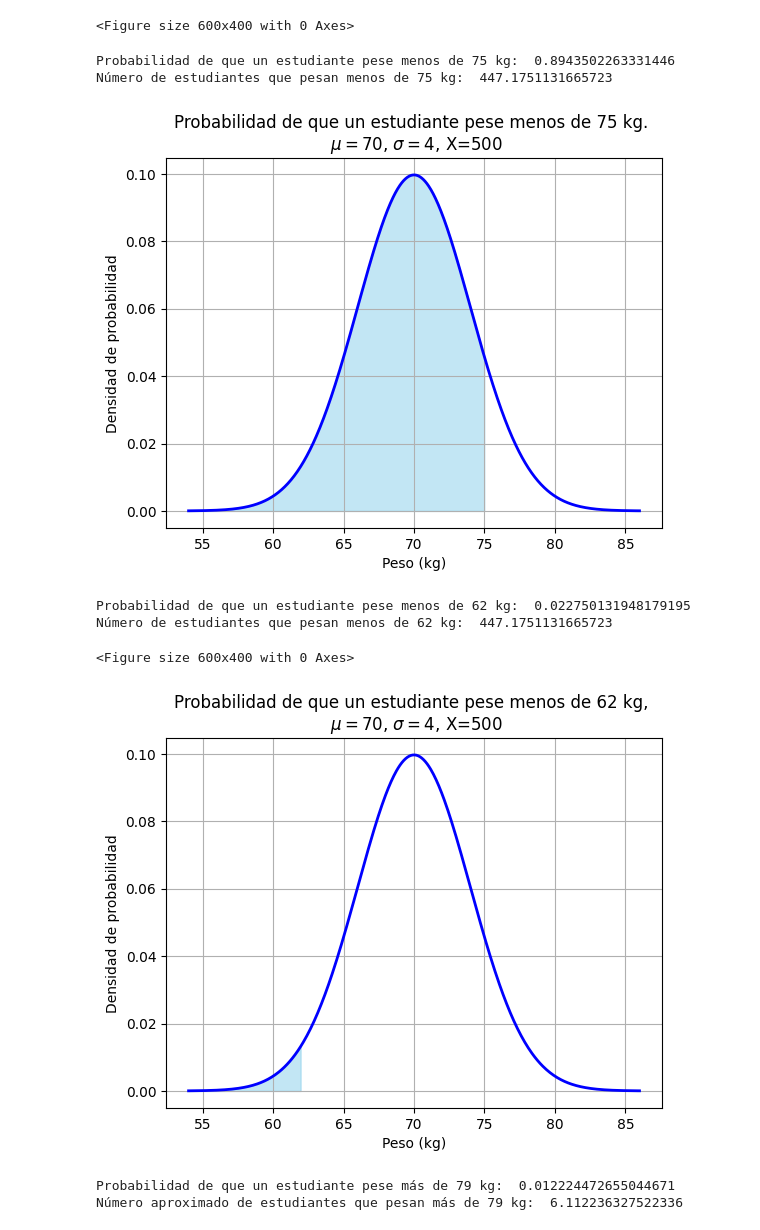
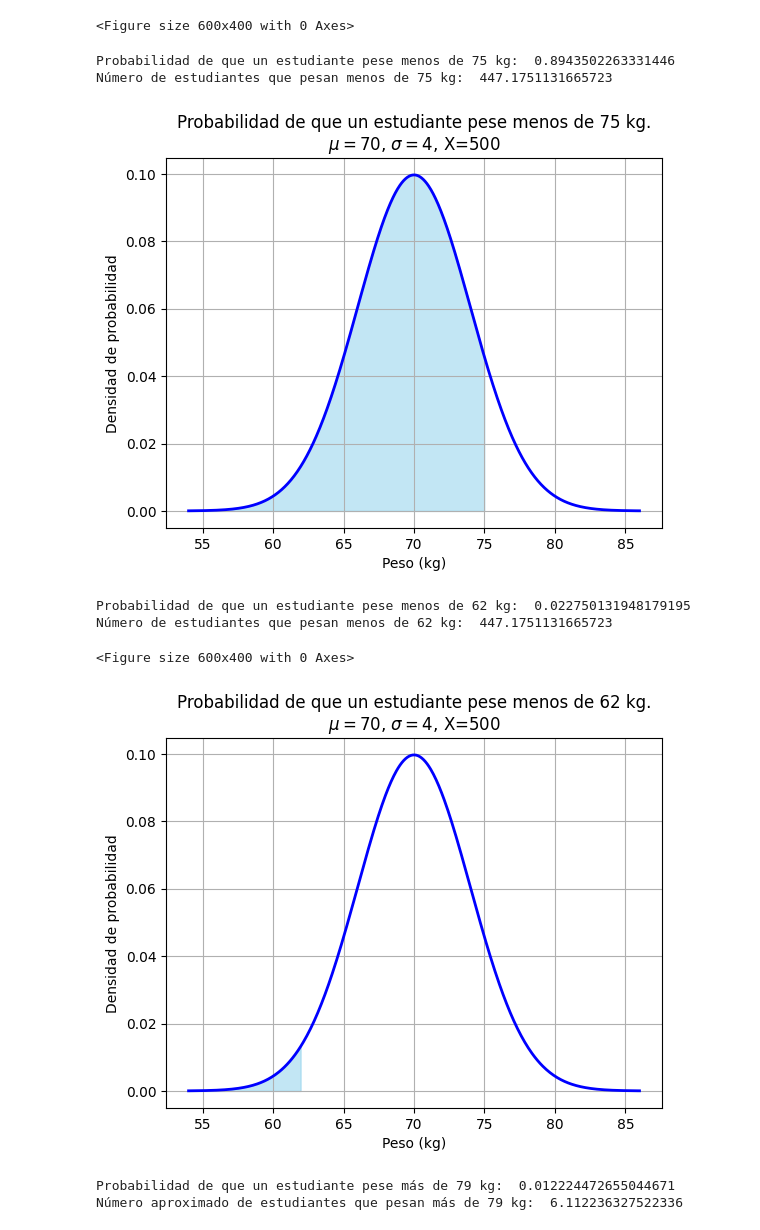
Before and after one commit to 25041032-Jocelyn/PROBABILIDAD-Y-ESTADISTICA, a Jupyter notebook: Unidad4/programa2_U4.ipynb, the cells around one changed output. Drawn from its saved outputs; the diff is of its cells as text; code cells hidden in the pictures.

```diff
--- a/Unidad4/programa2_U4.ipynb
+++ b/Unidad4/programa2_U4.ipynb
@@ -27,23 +27,23 @@ prob_menos_75kg = norm.cdf(peso_limite, loc=media, scale=desv_std)
 # %%
 estudiantes_menos_75kg = total_estudiantes * prob_menos_75kg
 
 print("Probabilidad de que un estudiante pese menos de 75 kg: ", prob_menos_75kg)
 print("Número de estudiantes que pesan menos de 75 kg: ", estudiantes_menos_75kg)
 
 x = np.linspace(media - 4 * desv_std, media + 4 * desv_std, 1000)
 y = norm.pdf(x, media, desv_std)
 
 plt.plot(x, y, 'b', linewidth=2)
 plt.fill_between(x, y, where=(x <= peso_limite), color='skyblue', alpha=0.5)
-plt.title('Probabilidad de que un estudiante pese menos de 75 kg. \n $\mu=70$, $\sigma=4$, X=500')
+plt.title(r'Probabilidad de que un estudiante pese menos de 75 kg.' + '\n' + r'$\mu=70$, $\sigma=4$, X=500')
 plt.xlabel('Peso (kg)')
 plt.ylabel('Densidad de probabilidad')
 plt.grid(True)
 plt.show()
 # %% [output]
 Probabilidad de que un estudiante pese menos de 75 kg:  0.8943502263331446
 Número de estudiantes que pesan menos de 75 kg:  447.1751131665723
-[figure, old version]
+[figure, new version]
 # %%
 plt.figure(figsize=(6, 4))
 
@@ -69,13 +69,13 @@ y = norm.pdf(x, media, desv_std)
 
 plt.plot(x, y, 'b', linewidth=2)
 plt.fill_between(x, y, where=(x <= peso_limite), color='skyblue', alpha=0.5)
-plt.title('Probabilidad de que un estudiante pese menos de 62 kg, \n $\mu=70$, $\sigma=4$, X=500')
+plt.title(r'Probabilidad de que un estudiante pese menos de 62 kg.' + '\n' + r'$\mu=70$, $\sigma=4$, X=500')
 plt.xlabel('Peso (kg)')
 plt.ylabel('Densidad de probabilidad')
 plt.grid(True)
 plt.show()
 # %% [output]
-[figure, old version]
+[figure, new version]
 # %%
 plt.figure(figsize=(6, 4))
 
```
Also changed, not shown: parts of 1 cell of this notebook.
